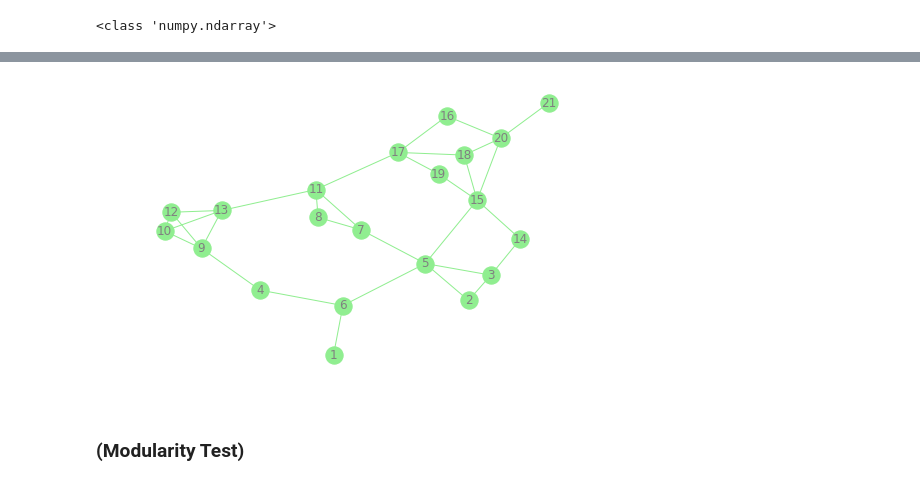
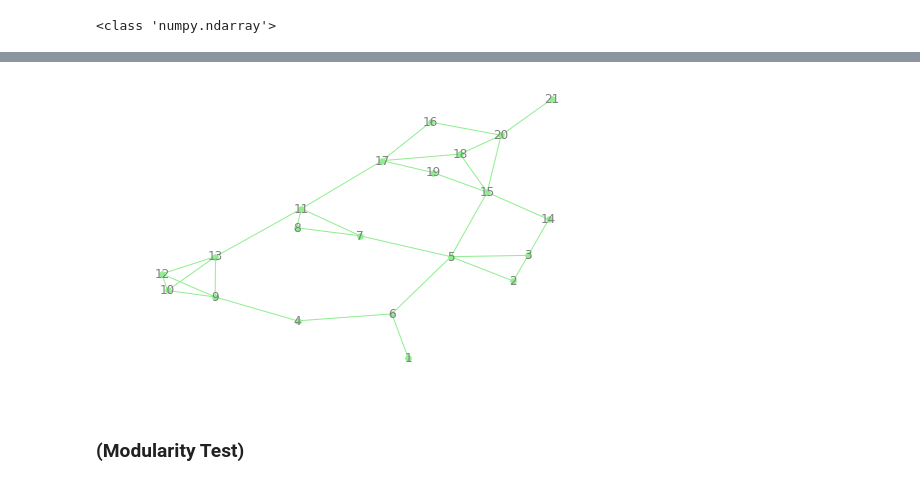
Before and after one commit to Yosuke-Ijiri/ELTDM-Project, a Jupyter notebook: ELTDM_Notebook.ipynb, the cells around one changed output, grey strips where cells are left out. Drawn from its saved outputs; the diff is of its cells as text; code cells hidden in the pictures.

```diff
--- a/ELTDM_Notebook.ipynb
+++ b/ELTDM_Notebook.ipynb
@@ -70,3 +70,10 @@ print(type(data))
 #np.savetxt("./Data/test_.txt", data, fmt="%.0f", delimiter = "\t")
 # %% [output]
 <class 'numpy.ndarray'>
+# %%
+d = sc.parallelize(data)
+d = d.map(lambda x: x if x[0] < x[1] else [x[1], x[0]]).filter(lambda x: x[0] != x[1]).collect()  # remove edge between a sigle node and prepare to remove duplicate edges
+d = set(map(tuple, d))  # Remove duplicate edges
+d = list(d)
+d = list(map(list, d))
+d
@@ -73,34 +98,34 @@ print(type(data))
 # %%
 #Visualisation of the graph
 import pandas
 import networkx as nx
 import matplotlib.pyplot as plt
 
-nodes = set([n1 for n1, n2 in data] + [n2 for n1, n2 in data])
-nsize=300
+nodes = set([n1 for n1, n2 in d] + [n2 for n1, n2 in d])  # We keep this original node list during the whole process
+nsize=30
 import time
 def draw_graph(graph):
     # extract nodes from graph
     #nodes = set([n1 for n1, n2 in graph] + [n2 for n1, n2 in graph])
     # create networkx graph
     G=nx.Graph()
     # add nodes
     for node in nodes:
         G.add_node(node)
     # add edges
     for edge in graph:
         G.add_edge(edge[0], edge[1])
     # draw graph
     pos = nx.spring_layout(G)
     nx.draw(G, pos, with_labels = True, node_size=nsize, node_color='lightgreen', edge_color='lightgreen', font_color='gray')
     # show graph
     t = float(time.time())
     plt.savefig('./Data/Figures/Pre_Round1.png')
     plt.show()
 
 G= draw_graph(data)
 # %% [output]
-[figure, old version]
+[figure, new version]
 # %% [markdown]
 ### (Modularity Test)
 # %% [markdown]
```
Also changed, not shown: parts of 12 cells of this notebook, 31 other files.
